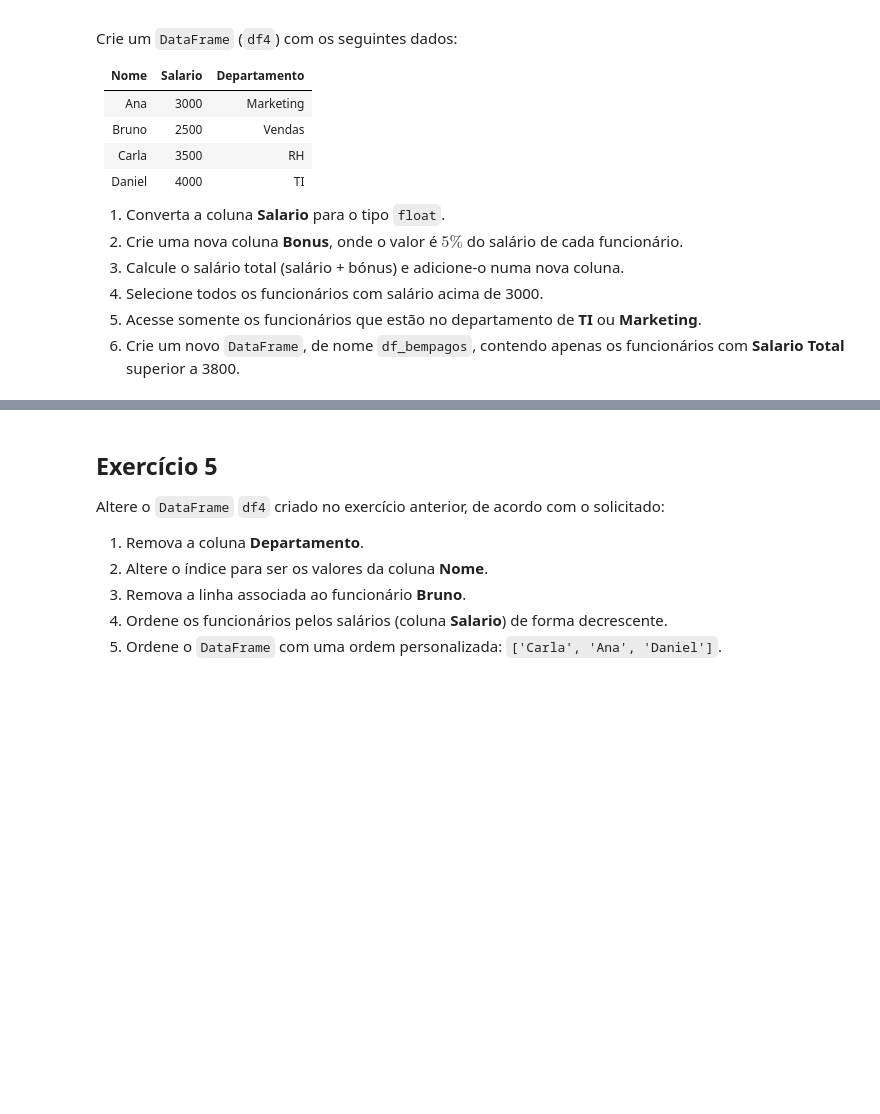
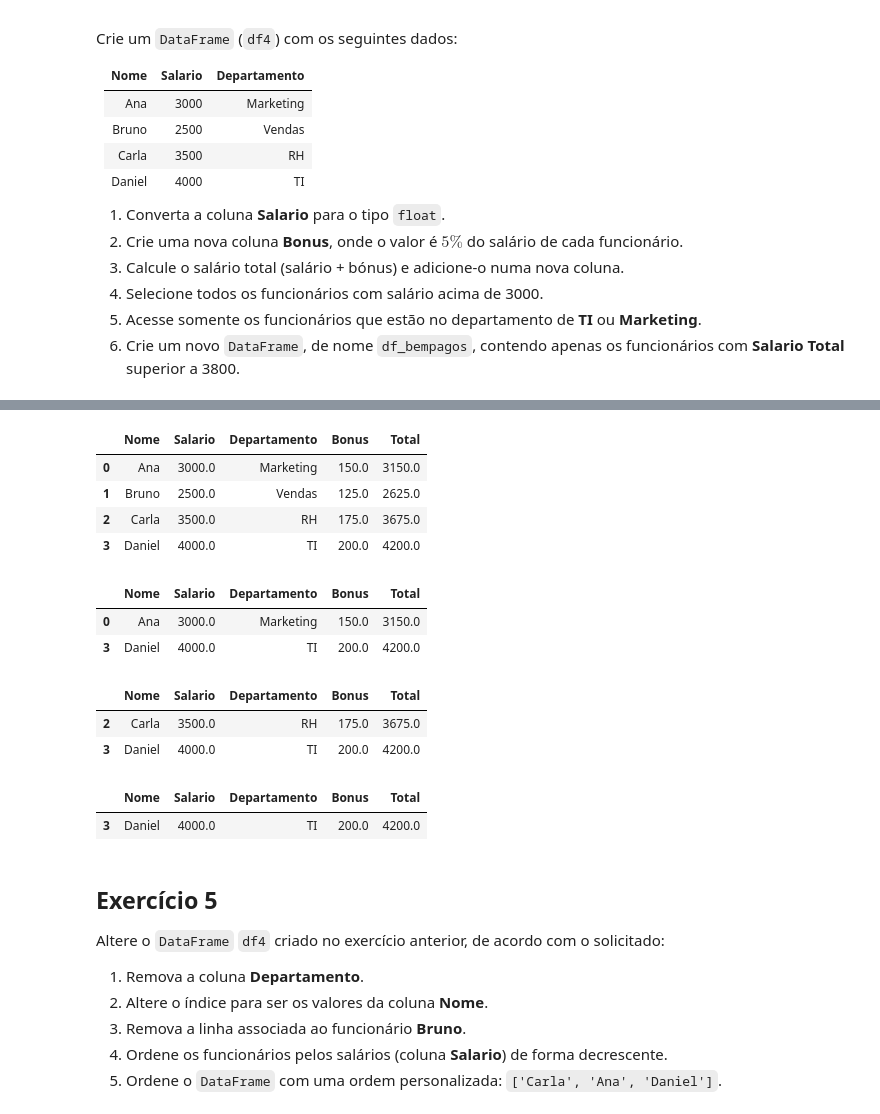
Before and after one commit to andrevieira345/analise_de_dados, a Jupyter notebook: AULA 01/02/INTRODUÇÃO AO PANDAS-20260915/02.3-exercicios.ipynb, the cells around one changed output, grey strips where cells are left out. Saved outputs shown, nothing was run; the diff lists cells and outputs as text; code cells hidden in the pictures; blank space fills up the shorter version.

```diff
--- a/AULA 01/02/INTRODUÇÃO AO PANDAS-20260915/02.3-exercicios.ipynb
+++ b/AULA 01/02/INTRODUÇÃO AO PANDAS-20260915/02.3-exercicios.ipynb
@@ -68,3 +186,12 @@ Crie um `DataFrame` (`df4`) com os seguintes dados:
 4. Selecione todos os funcionários com salário acima de 3000.
 2. Acesse somente os funcionários que estão no departamento de **TI** ou **Marketing**.
 3. Crie um novo `DataFrame`, de nome `df_bempagos`, contendo apenas os funcionários com **Salario Total** superior a 3800.
+# %%
+df4 ={
+    'Nome' : ['Ana', 'Bruno', 'Carla', 'Daniel'],
+    'Salario': [3000, 2500, 3500, 4000],
+    'Departamento': ['Marketing','Vendas','RH','TI']
+}
+
+df4 = pd.DataFrame(df4)
+df4
@@ -70,0 +204,5 @@ Crie um `DataFrame` (`df4`) com os seguintes dados:
+# %%
+# Converter para float
+
+df4['Salario'] = df4['Salario'].astype('float64')
+df4.info()
@@ -70,0 +220,5 @@ Crie um `DataFrame` (`df4`) com os seguintes dados:
+# %%
+# Criar coluna nova com o nome de Bonus onde o bonus é +5% do salario de cada empregado
+
+df4['Bonus'] = df4['Salario']*0.05
+df4
@@ -71,3 +231,39 @@ Crie um `DataFrame` (`df4`) com os seguintes dados:
+# %%
+# Calcular salario + bonus e colocar em nova coluna
+
+df4['Total'] = df4['Salario'] + df4['Bonus']
+df4
+# %% [output]
+|  | Nome | Salario | Departamento | Bonus | Total |
+| 0 | Ana | 3000.0 | Marketing | 150.0 | 3150.0 |
+| 1 | Bruno | 2500.0 | Vendas | 125.0 | 2625.0 |
+| 2 | Carla | 3500.0 | RH | 175.0 | 3675.0 |
+| 3 | Daniel | 4000.0 | TI | 200.0 | 4200.0 |
+# %%
+# Acessar somente aos funcionarios que estao em TI e marketing
+
+df4[(df4['Departamento'] == 'Marketing') | (df4['Departamento'] == 'TI')]
+# %% [output]
+|  | Nome | Salario | Departamento | Bonus | Total |
+| 0 | Ana | 3000.0 | Marketing | 150.0 | 3150.0 |
+| 3 | Daniel | 4000.0 | TI | 200.0 | 4200.0 |
+# %%
+# Selecionar todos os funcionarios com o salario acima de 3000
+
+df4[df4['Salario'] > 3000]
+# %% [output]
+|  | Nome | Salario | Departamento | Bonus | Total |
+| 2 | Carla | 3500.0 | RH | 175.0 | 3675.0 |
+| 3 | Daniel | 4000.0 | TI | 200.0 | 4200.0 |
+# %%
+# Criar novo dataframe chamado  df_bempagos contendo funcionarios que ganhem mais de 3800
+
+df_bempagos = df4[df4['Total'] > 3800]
+df_bempagos = pd.DataFrame(df_bempagos)
+df_bempagos
+# %% [output]
+|  | Nome | Salario | Departamento | Bonus | Total |
+| 3 | Daniel | 4000.0 | TI | 200.0 | 4200.0 |
 # %% [markdown]
 ## Exercício 5
 
```
Also changed, not shown: parts of 36 cells of this notebook.
